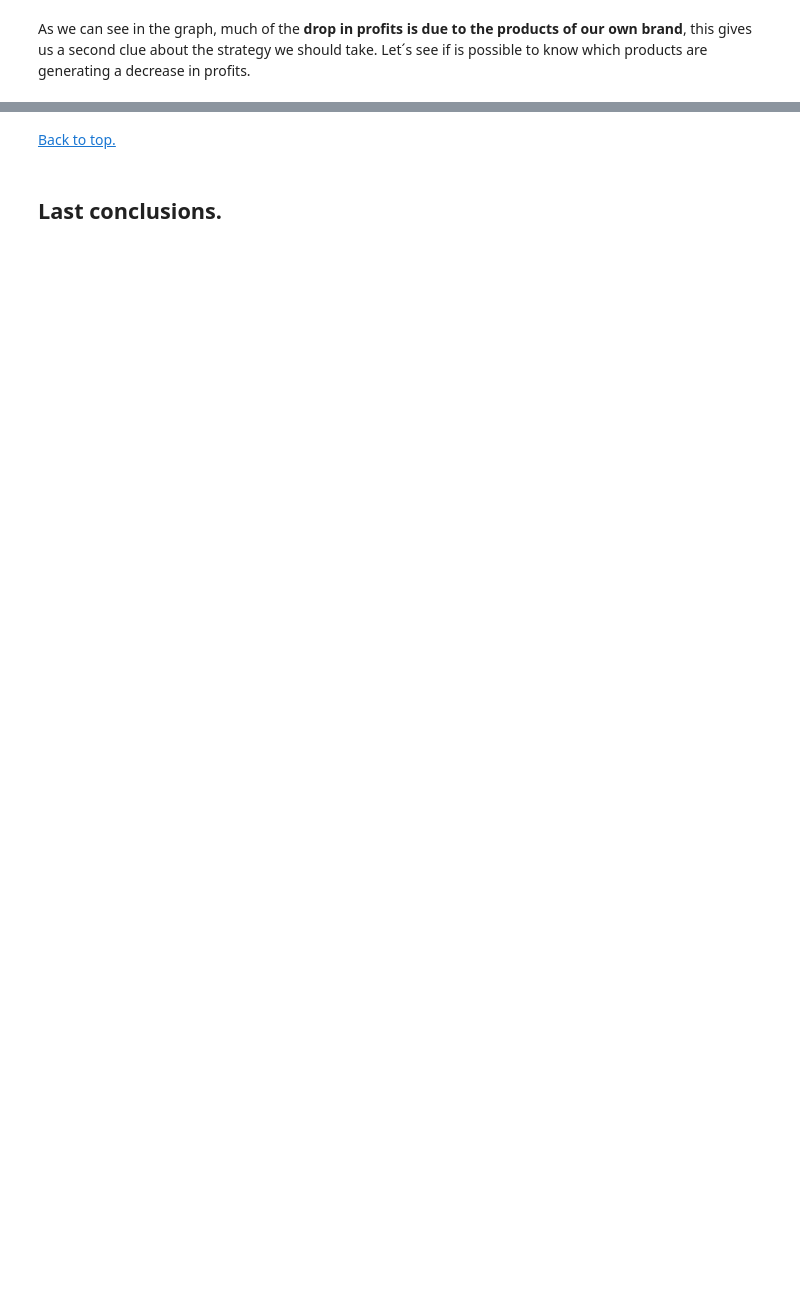
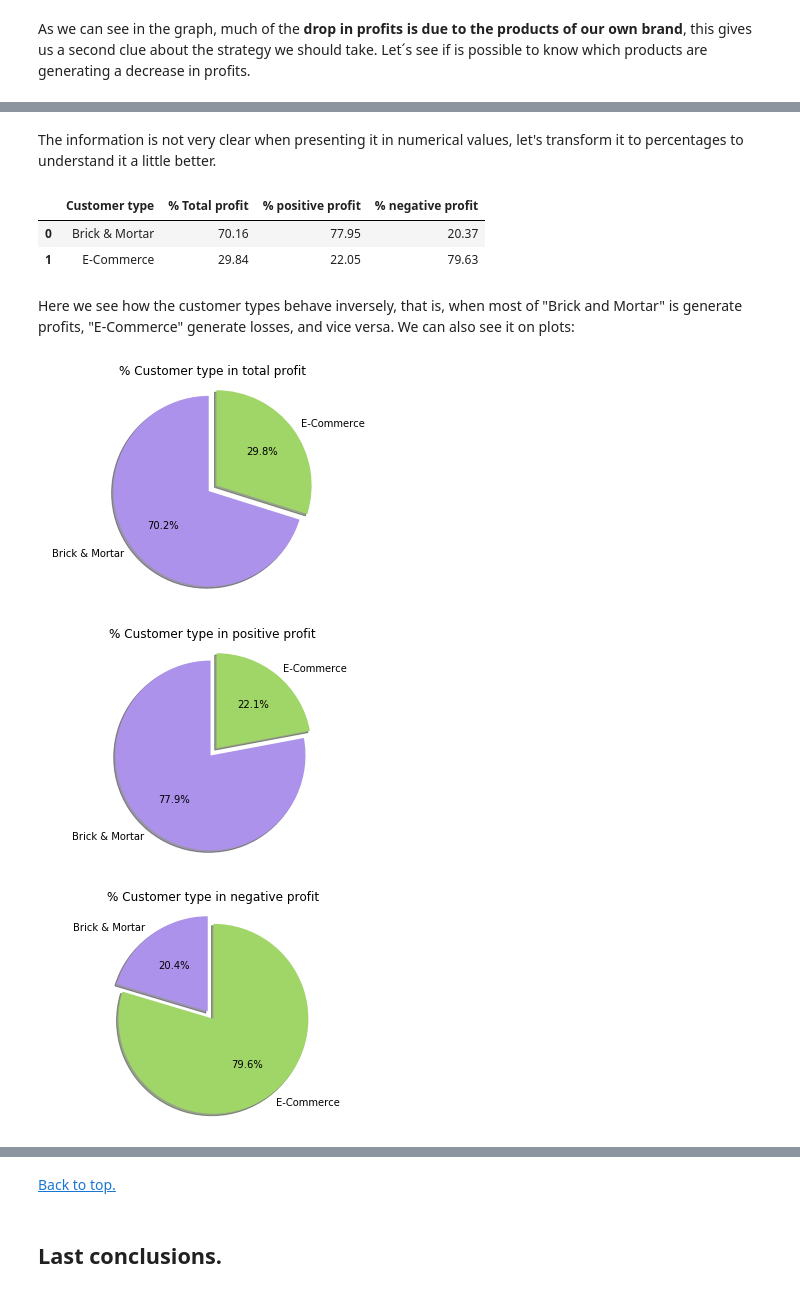
Before and after one commit to isashi04/Sales-Insights, a Jupyter notebook: Sales Insights.ipynb, the cells around one changed output, grey strips where cells are left out. Drawn from its saved outputs; the diff is of its cells as text; code cells hidden in the pictures; blank space fills up the shorter version.

```diff
--- a/Sales Insights.ipynb
+++ b/Sales Insights.ipynb
@@ -643,0 +700,3 @@ We have discovered an important fact, **a third of the products we are selling a
+# %%
+sales2020=sales[sales["year"]==2020]
+sales2020
@@ -643,0 +1090,48 @@ We have discovered an important fact, **a third of the products we are selling a
+# %% [markdown]
+The information is not very clear when presenting it in numerical values, let's transform it to percentages to understand it a little better.
+# %%
+c_type_perc={"Customer type":["Brick & Mortar","E-Commerce"],
+             "% Total profit":[(cust_total.iloc[0,0])/float(cust_total.sum(axis=0))*100,(cust_total.iloc[1,0])/float(cust_total.sum(axis=0))*100],
+             "% positive profit":[(cust_pos.iloc[0,0])/float(cust_pos.sum(axis=0))*100,(cust_pos.iloc[1,0])/float(cust_pos.sum(axis=0))*100],
+             "% negative profit":[(cust_neg_df.iloc[0,0])/float(cust_neg_df.sum())*100,(cust_neg_df.iloc[1,0])/float(cust_neg_df.sum())*100]}
+c_type_df = pd.DataFrame(c_type_perc)
+c_type_df
+# %% [output]
+|  | Customer type | % Total profit | % positive profit | % negative profit |
+| 0 | Brick & Mortar | 70.16 | 77.95 | 20.37 |
+| 1 | E-Commerce | 29.84 | 22.05 | 79.63 |
+# %% [markdown]
+Here we see how the customer types behave inversely, that is, when most of "Brick and Mortar" is generate profits, "E-Commerce" generate losses, and vice versa. We can also see it on plots:
+# %%
+# Pie charts
+labels = c_type_perc['Customer type']
+sizes = c_type_perc['% Total profit']
+sizesp= c_type_perc['% positive profit']
+sizesn=c_type_perc["% negative profit"]
+explode = (0, 0.1)
+
+#add colors
+colors = ["#ac92eb","#a0d568"]
+fig,ax1 = plt.subplots()
+fig,ax2= plt.subplots()
+fig,ax3= plt.subplots()
+ax1.pie(sizes, explode=explode, labels=labels, colors=colors, autopct='%1.1f%%',
+        shadow=True, startangle=90)
+ax2.pie(sizesp, explode=explode, labels=labels, colors=colors, autopct='%1.1f%%',
+        shadow=True, startangle=90)
+ax3.pie(sizesn, explode=explode, labels=labels, colors=colors, autopct='%1.1f%%',
+        shadow=True, startangle=90)
+
+# Equal aspect ratio ensures that pie is drawn as a circle
+ax1.axis('equal')
+ax1.set_title('% Customer type in total profit')
+ax2.axis("equal")
+ax2.set_title('% Customer type in positive profit')
+ax3.axis("equal")
+ax3.set_title('% Customer type in negative profit')
+
+plt.show()
+# %% [output]
+[figure, added]
+[figure, added]
+[figure, added]
```
Also changed, not shown: parts of 87 cells of this notebook.
